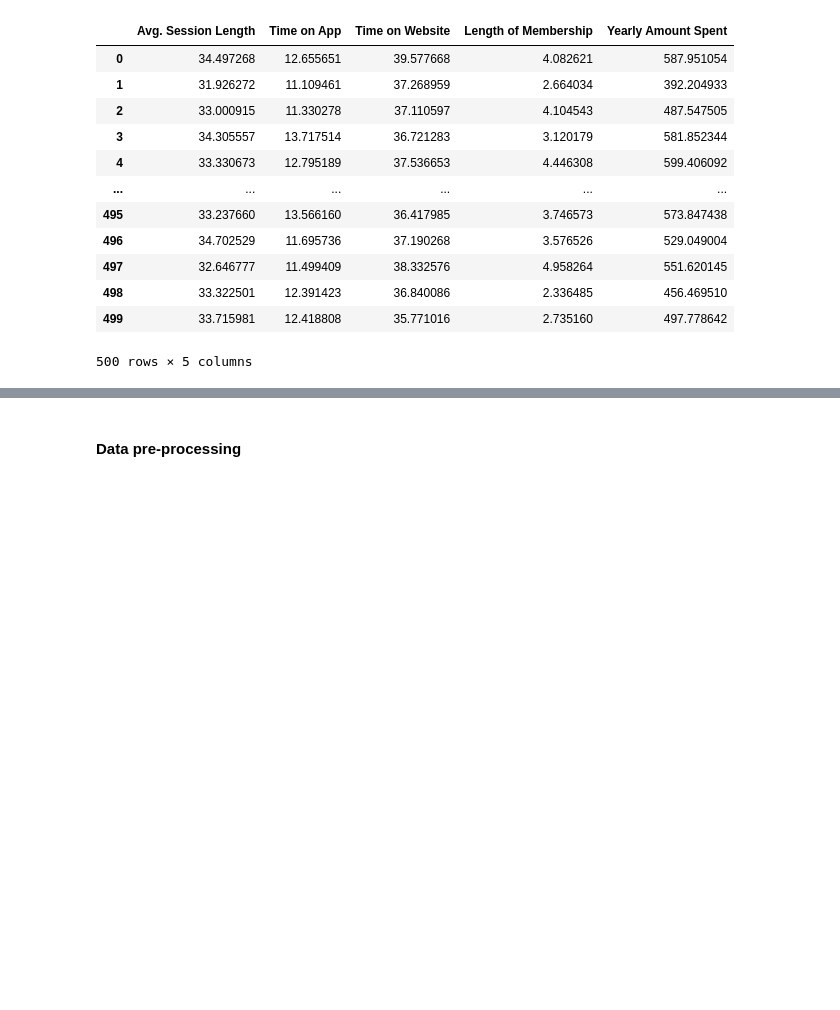
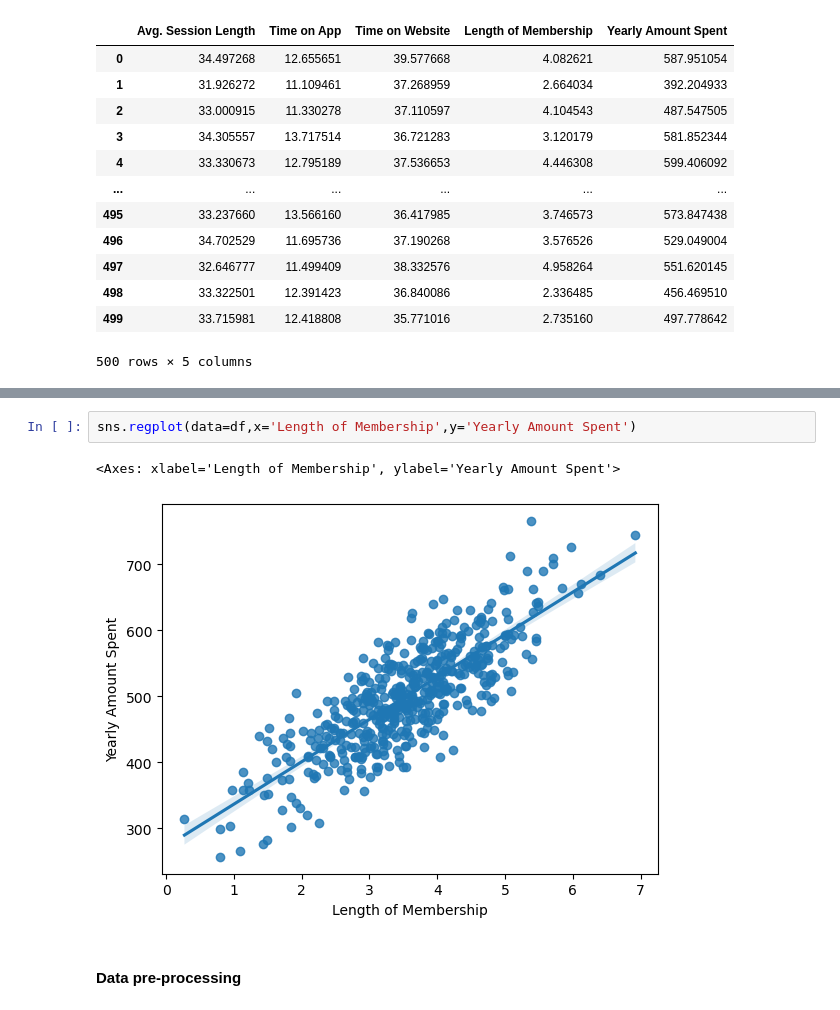
Before and after one commit to nour-ferhi/Ecommerce-Customers, a Jupyter notebook: ecommerce-customers.ipynb, the cells around one changed output, grey strips where cells are left out. Cells and saved outputs as stored; diff of their text form; blank space fills up the shorter version.

```diff
--- a/ecommerce-customers.ipynb
+++ b/ecommerce-customers.ipynb
@@ -85,6 +85,11 @@ df.corr()
 | Time on Website | -0.034987 | 0.082388 | 1.000000 | -0.047582 | -0.002641 |
 | Length of Membership | 0.060247 | 0.029143 | -0.047582 | 1.000000 | 0.809084 |
 | Yearly Amount Spent | 0.355088 | 0.499328 | -0.002641 | 0.809084 | 1.000000 |
+# %%
+sns.regplot(data=df,x='Length of Membership',y='Yearly Amount Spent')
+# %% [output]
+<Axes: xlabel='Length of Membership', ylabel='Yearly Amount Spent'>
+[figure, added]
 # %% [markdown]
 #### Data pre-processing
 # %% [markdown]
```
Also changed, not shown: parts of 9 cells of this notebook.
